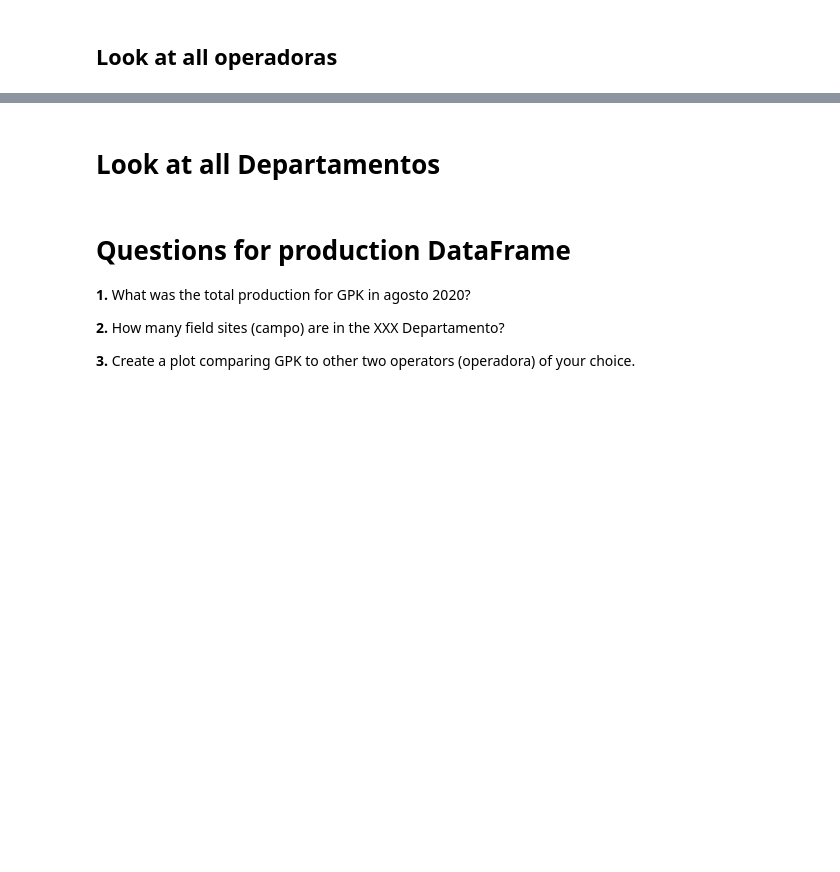
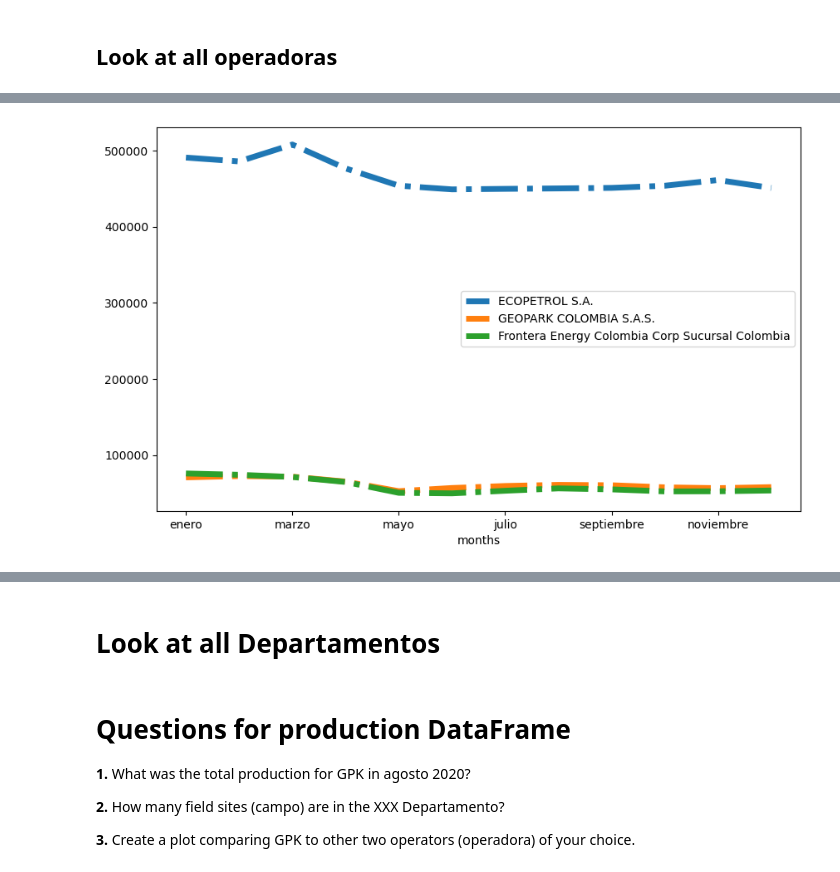
Before and after one commit to Iortega2021/02-geopark-pandas-dataframes, a Jupyter notebook: notebooks/02-geopark-pandas-empty.ipynb, the cells around one changed output, grey strips where cells are left out. Drawn from its saved outputs; the diff is of its cells as text; code cells hidden in the pictures; blank space fills up the shorter version.

```diff
--- a/notebooks/02-geopark-pandas-empty.ipynb
+++ b/notebooks/02-geopark-pandas-empty.ipynb
@@ -628,3 +682,7 @@ campo_month_df
 ## **Look at all operadoras**
 # %%
 # Select 'operadora' and each of the 12 month columns and make new df
+operadora_month_df = oil_df.loc[:, ['operadora','enero','febrero','marzo','abril',
+                              'mayo','junio','julio','agosto','septiembre',
+                              'octubre','noviembre','diciembre']]
+operadora_month_df
@@ -631,2 +704,4 @@ campo_month_df
 # %%
 # Group by 'operadora' then sum -> return single entry per company per month
+operadora_month_df_group = operadora_month_df.groupby("operadora").sum()
+operadora_month_df_group
@@ -633,2 +727,4 @@ campo_month_df
 # %%
 # Transpose the DataFrame
+operadora_month_df_group_transpose = operadora_month_df_group.T
+operadora_month_df_group_transpose
@@ -635,2 +746,4 @@ campo_month_df
 # %%
 # Give index_col name of 'months'
+operadora_month_df_group_transpose.index.names = ["months"]
+operadora_month_df_group_transpose
@@ -640,0 +768,17 @@ campo_month_df
+# %%
+import matplotlib as mpl
+mpl.rcParams['lines.linewidth'] = 5
+mpl.rcParams['lines.linestyle'] = "-."
+#mpl.rcParams['markers.fillstyle'] = "full"
+fig,ax = plt.subplots(figsize = (10,6))
+operadora_month_df_group_transpose.plot(y = "ECOPETROL S.A.",
+                                        ax=ax)
+operadora_month_df_group_transpose.plot(y = "GEOPARK COLOMBIA S.A.S.",
+                                        ax=ax)
+operadora_month_df_group_transpose.plot(y = "Frontera Energy Colombia Corp Sucursal Colombia",
+                                        ax=ax)
+
+
+plt.show()
+# %% [output]
+[figure, added]
```
Also changed, not shown: parts of 12 cells of this notebook.
